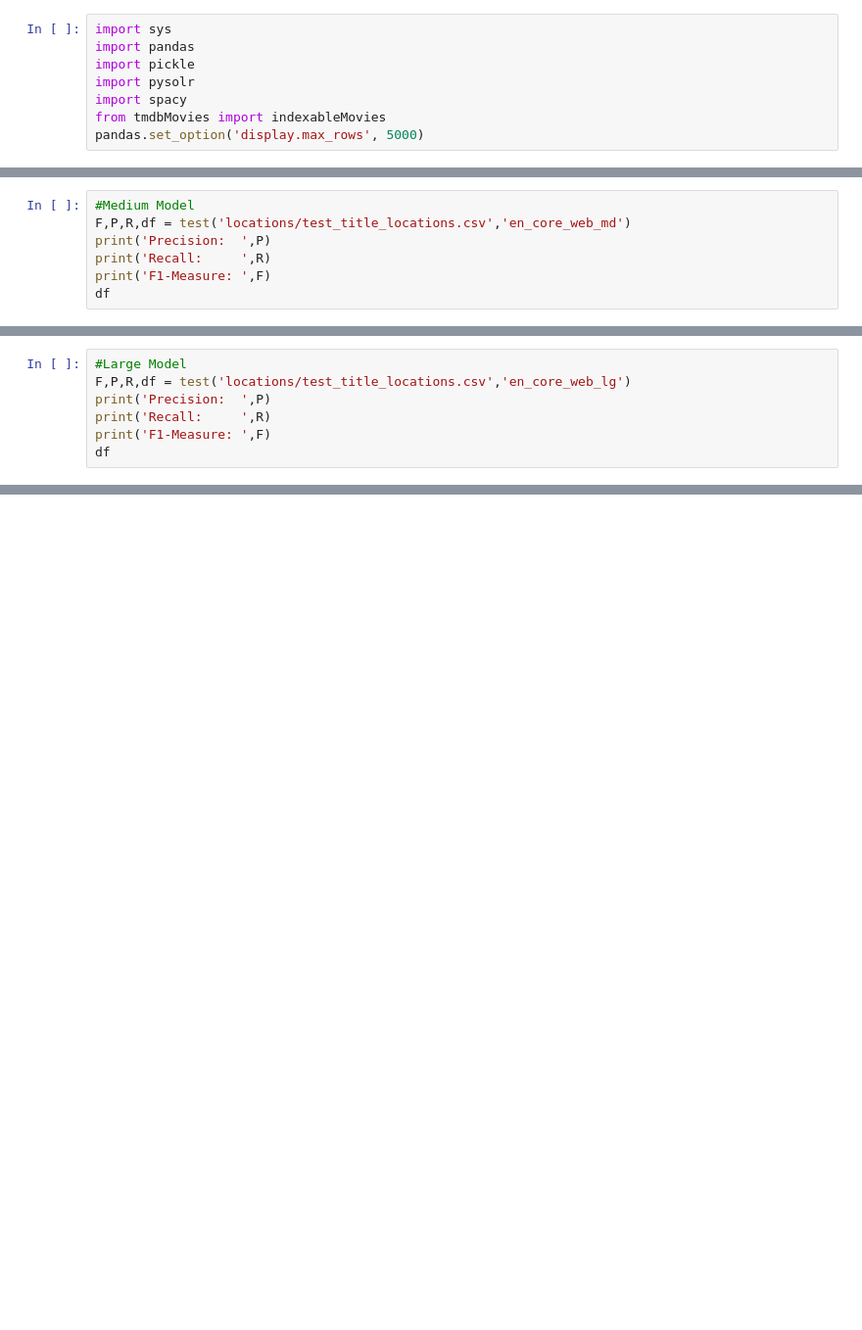
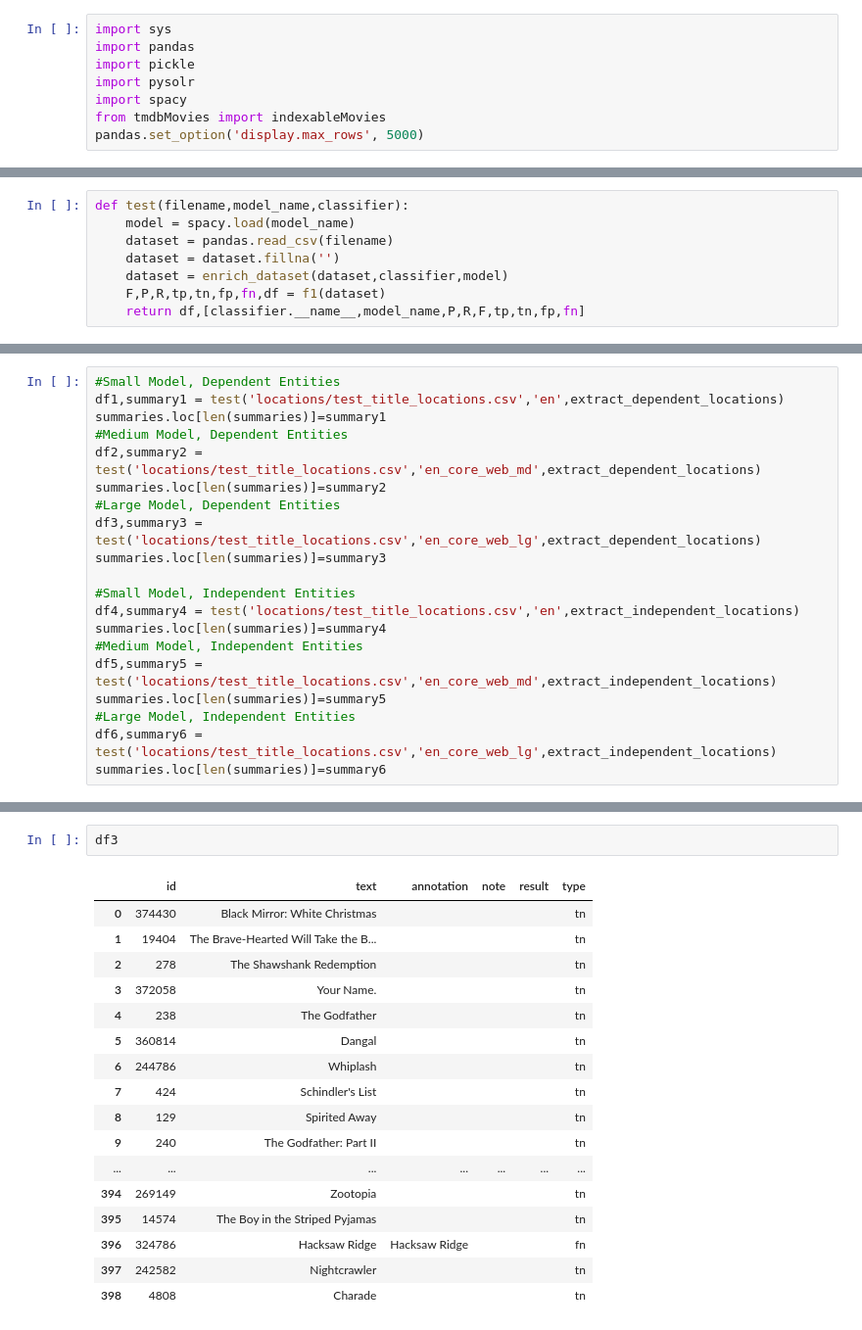
Before and after one commit to o19s/tlre-nlp, a Jupyter notebook: test_location_entities.ipynb, the cells around one changed output, grey strips where cells are left out. Shown: that part at 98% size. Drawn from its saved outputs; the diff is of its cells as text; blank space fills up the shorter version.

```diff
--- a/test_location_entities.ipynb
+++ b/test_location_entities.ipynb
@@ -120,7 +105,0 @@ F1-Measure:  0.4484304932735427
-# %%
-#Medium Model
-F,P,R,df = test('locations/test_title_locations.csv','en_core_web_md')
-print('Precision:  ',P)
-print('Recall:     ',R)
-print('F1-Measure: ',F)
-df
@@ -148,7 +105,0 @@ F1-Measure:  0.5076142131979695
-# %%
-#Large Model
-F,P,R,df = test('locations/test_title_locations.csv','en_core_web_lg')
-print('Precision:  ',P)
-print('Recall:     ',R)
-print('F1-Measure: ',F)
-df
@@ -175,0 +106,8 @@ F1-Measure:  0.6162162162162163
+# %%
+def test(filename,model_name,classifier):
+    model = spacy.load(model_name)
+    dataset = pandas.read_csv(filename)
+    dataset = dataset.fillna('')
+    dataset = enrich_dataset(dataset,classifier,model)
+    F,P,R,tp,tn,fp,fn,df = f1(dataset)
+    return df,[classifier.__name__,model_name,P,R,F,tp,tn,fp,fn]
@@ -175,0 +116,20 @@ F1-Measure:  0.6162162162162163
+# %%
+#Small Model, Dependent Entities
+df1,summary1 = test('locations/test_title_locations.csv','en',extract_dependent_locations)
+summaries.loc[len(summaries)]=summary1
+#Medium Model, Dependent Entities
+df2,summary2 = test('locations/test_title_locations.csv','en_core_web_md',extract_dependent_locations)
+summaries.loc[len(summaries)]=summary2
+#Large Model, Dependent Entities
+df3,summary3 = test('locations/test_title_locations.csv','en_core_web_lg',extract_dependent_locations)
+summaries.loc[len(summaries)]=summary3
+
+#Small Model, Independent Entities
+df4,summary4 = test('locations/test_title_locations.csv','en',extract_independent_locations)
+summaries.loc[len(summaries)]=summary4
+#Medium Model, Independent Entities
+df5,summary5 = test('locations/test_title_locations.csv','en_core_web_md',extract_independent_locations)
+summaries.loc[len(summaries)]=summary5
+#Large Model, Independent Entities
+df6,summary6 = test('locations/test_title_locations.csv','en_core_web_lg',extract_independent_locations)
+summaries.loc[len(summaries)]=summary6
@@ -175,0 +161,20 @@ F1-Measure:  0.6162162162162163
+# %%
+df3
+# %% [output]
+|  | id | text | annotation | note | result | type |
+| 0 | 374430 | Black Mirror: White Christmas |  |  |  | tn |
+| 1 | 19404 | The Brave-Hearted Will Take the B... |  |  |  | tn |
+| 2 | 278 | The Shawshank Redemption |  |  |  | tn |
+| 3 | 372058 | Your Name. |  |  |  | tn |
+| 4 | 238 | The Godfather |  |  |  | tn |
+| 5 | 360814 | Dangal |  |  |  | tn |
+| 6 | 244786 | Whiplash |  |  |  | tn |
+| 7 | 424 | Schindler's List |  |  |  | tn |
+| 8 | 129 | Spirited Away |  |  |  | tn |
+| 9 | 240 | The Godfather: Part II |  |  |  | tn |
+| ... | ... | ... | ... | ... | ... | ... |
+| 394 | 269149 | Zootopia |  |  |  | tn |
+| 395 | 14574 | The Boy in the Striped Pyjamas |  |  |  | tn |
+| 396 | 324786 | Hacksaw Ridge | Hacksaw Ridge |  |  | fn |
+| 397 | 242582 | Nightcrawler |  |  |  | tn |
+| 398 | 4808 | Charade |  |  |  | tn |
```
Also changed, not shown: parts of 12 cells of this notebook, 4 other files.
